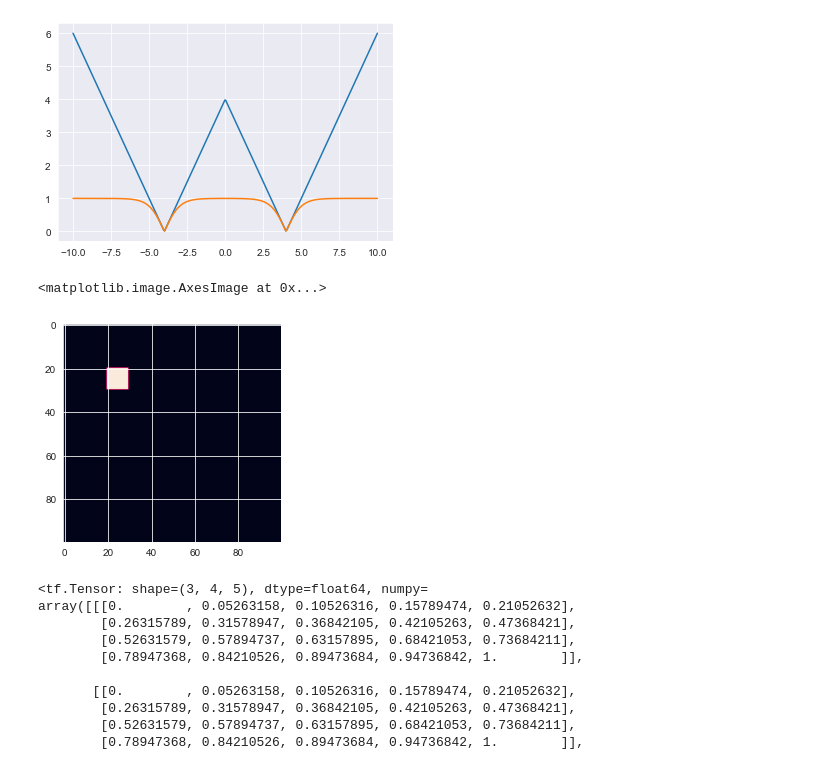
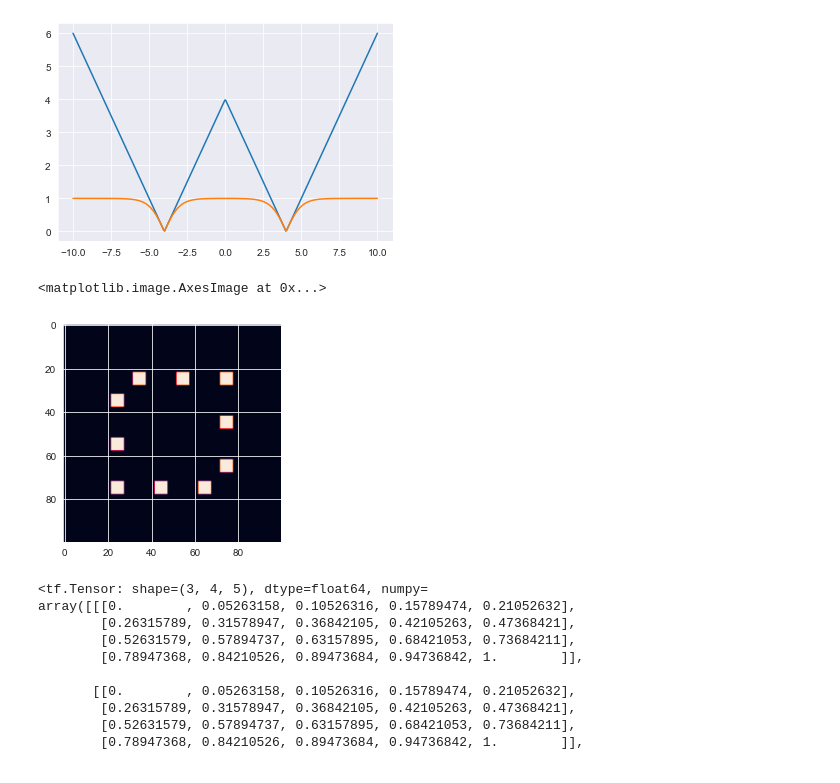
Before and after one commit to fftakumi/MOD2NN, a Jupyter notebook: Faraday/two_dim/util.ipynb, the cells around one changed output. Cells and saved outputs as stored; diff of their text form; code cells hidden in the pictures.

```diff
--- a/Faraday/two_dim/util.ipynb
+++ b/Faraday/two_dim/util.ipynb
@@ -330,26 +330,43 @@ plt.plot(x, np.abs(np.tanh(a-np.abs(x))))
 # %%
 shape = (100, 100)
 class_num = 10
-area_size = 10
+area_size = 5
 w = 50
 h = 50
 side = 2 * w + 2 * h
-interval = np.linspace(0, side, class_num , endpoint=False)
+interval = side/class_num
 
 p, q = -w/2, -h/2
+
+
 
 x = np.arange(shape[1])
 y = np.arange(shape[0])
 XX, YY = np.meshgrid(x, y)
 XX = XX - np.mean(XX)
 YY = YY - np.mean(YY)
 F = np.ones_like(R)
-F = F + np.where((np.abs(XX-p) <= area_size/2) & (np.abs(YY-p) <= area_size/2), 1, 0)
+direction = np.array([1,0])
+
+for i in range(class_num):
+    if 0 <= interval*i < w:
+        p = -w/2 + interval * i
+        q = h/2
+    elif w <= interval * i < w + h:
+        p = w/2
+        q = h/2 - (interval * i - w)
+    elif w + h <= interval * i < 2*w + h:
+        p = w/2 - (interval*i - w - h)
+        q = -h/2
+    elif 2*w + h <=interval*i < 2*w+2*h:
+        p = -w/2
+        q = -h/2 + (interval*i - 2*w-h)
+    F = F + np.where((np.abs(XX-p) <= area_size/2) & (np.abs(YY-q) <= area_size/2), 1, 0)
 
 plt.imshow(F)
 # %% [output]
 <matplotlib.image.AxesImage at 0x...>
-[figure, old version]
+[figure, new version]
 # %%
 tensor = tf.constant(np.arange(3*4*5).reshape([3,4,5]))
 max = tf.reduce_max(tensor, axis=[1,2], keepdims=True)
```
Also changed, not shown: parts of 1 cell of this notebook, 1 other file.
